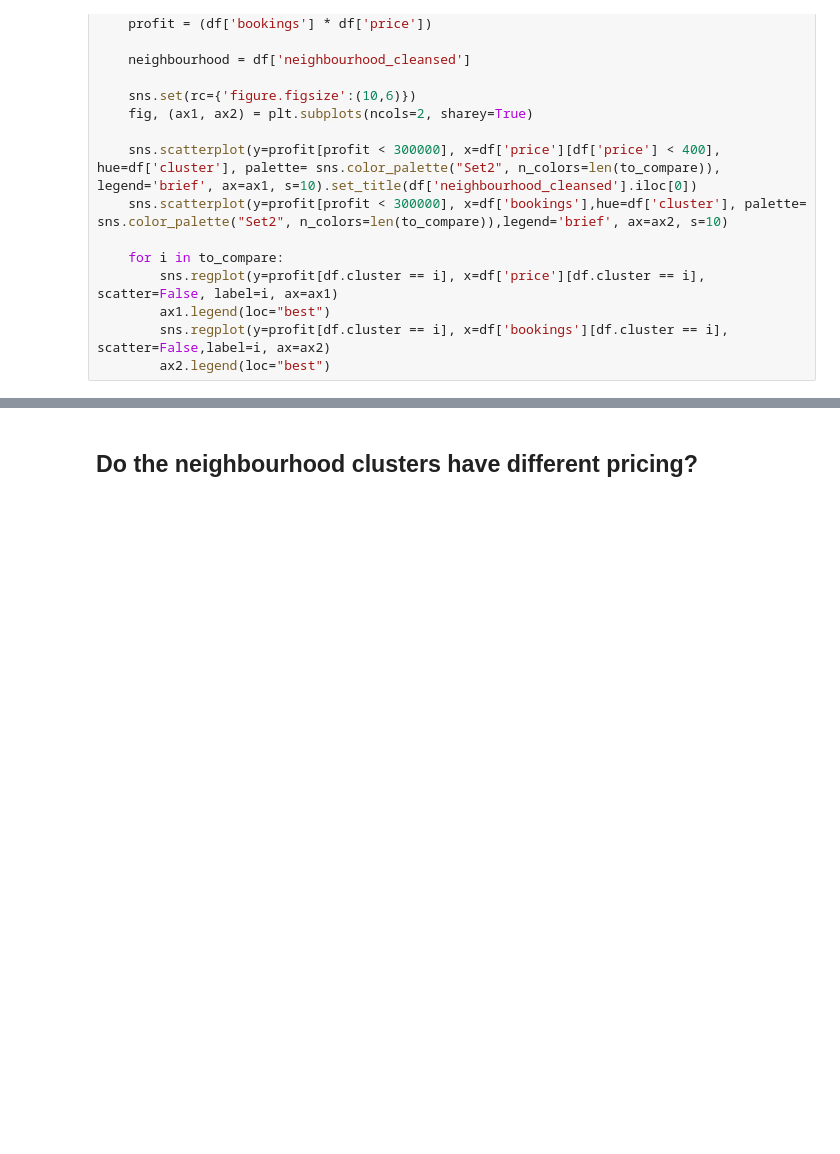
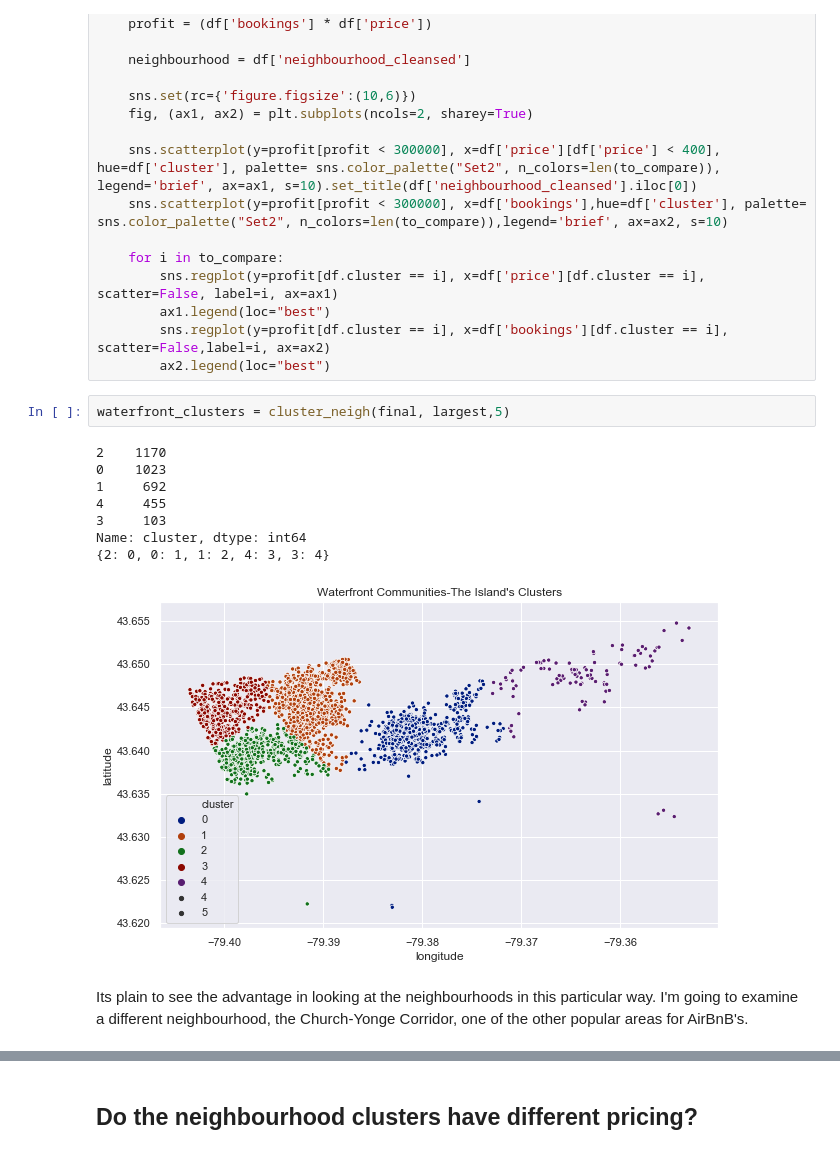
Before and after one commit to misrakberhe/TorontoAirBnb, a Jupyter notebook: AirBnB toronto.ipynb, the cells around one changed output, grey strips where cells are left out. Cells and saved outputs as stored; diff of their text form; blank space fills up the shorter version.

```diff
--- a/AirBnB toronto.ipynb
+++ b/AirBnB toronto.ipynb
@@ -262,4 +269,17 @@ def cluster_profit_price_booking(df, to_compare):
         ax1.legend(loc="best")
         sns.regplot(y=profit[df.cluster == i], x=df['bookings'][df.cluster == i], scatter=False,label=i, ax=ax2)
         ax2.legend(loc="best")
+# %%
+waterfront_clusters = cluster_neigh(final, largest,5)
+# %% [output]
+2    1170
+0    1023
+1     692
+4     455
+3     103
+Name: cluster, dtype: int64
+{2: 0, 0: 1, 1: 2, 4: 3, 3: 4}
+[figure, added]
+# %% [markdown]
+Its plain to see the advantage in looking at the neighbourhoods in this particular way. I'm going to examine a different neighbourhood, the Church-Yonge Corridor, one of the other popular areas for AirBnB's.
 # %%
```
Also changed, not shown: parts of 20 cells of this notebook.
